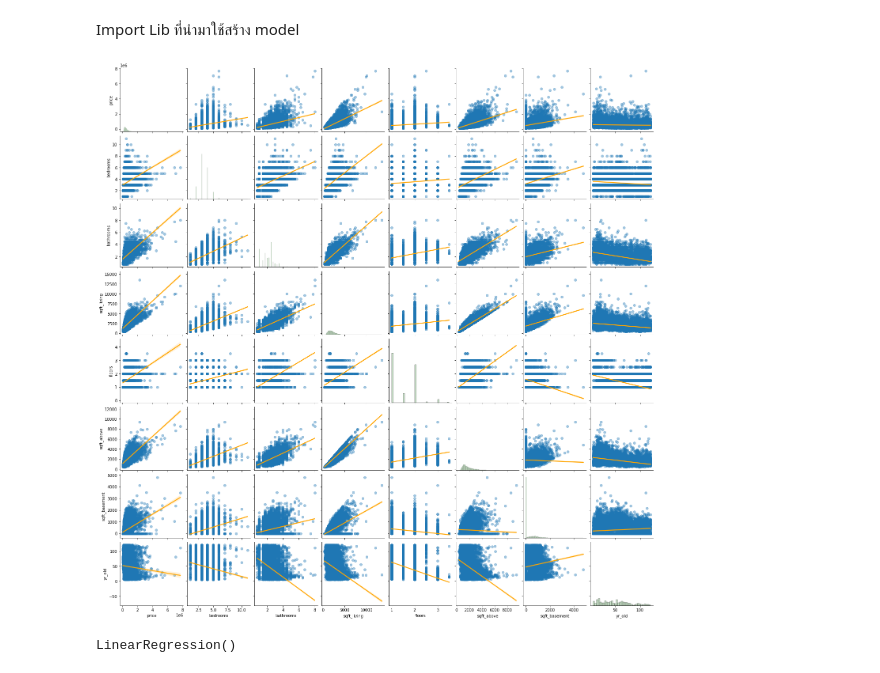
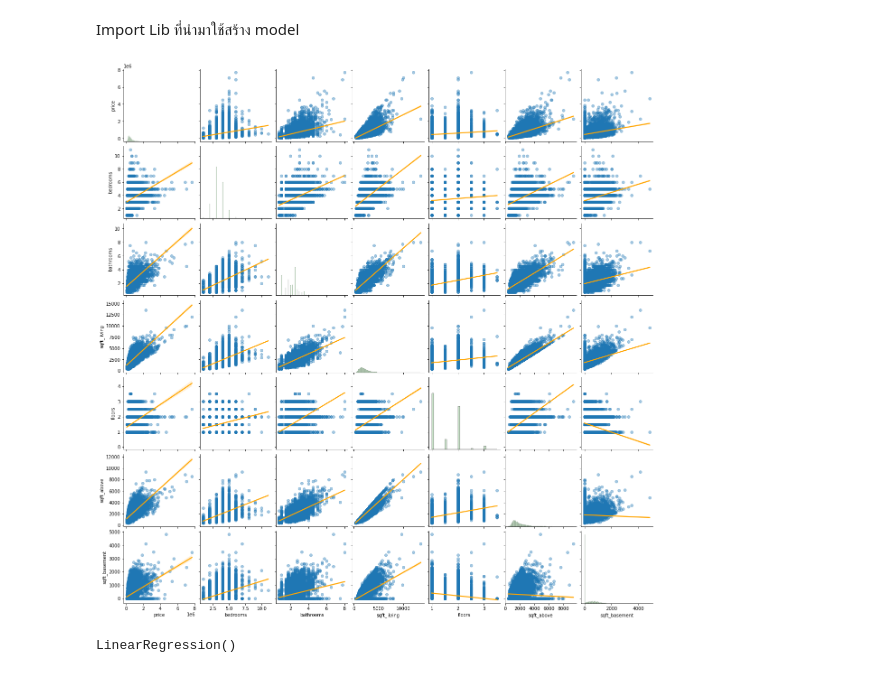
Before and after one commit to GmBeHappy/-Home-price-prediction-using-Linear-regression, a Jupyter notebook: Model_creation.ipynb, the cells around one changed output. Saved outputs shown, nothing was run; the diff lists cells and outputs as text; code cells hidden in the pictures.

```diff
--- a/Model_creation.ipynb
+++ b/Model_creation.ipynb
@@ -19,14 +19,14 @@ y = df['price']
 x_train, x_test, y_train, y_test = train_test_split(X, y, test_size = 0.2, random_state = 42)
 # %%
 #sns.pairplot(df[['price','bedrooms', 'bathrooms', 'sqft_living', 'sqft_lot', 'floors', 'sqft_above', 'sqft_basement', 'yr_built']],
-sns.pairplot(df[['price','bedrooms', 'bathrooms', 'sqft_living', 'floors', 'sqft_above', 'sqft_basement', 'yr_old']],
-#sns.pairplot(df[['price','bedrooms', 'bathrooms', 'sqft_living', 'floors', 'sqft_above', 'sqft_basement']],
+#sns.pairplot(df[['price','bedrooms', 'bathrooms', 'sqft_living', 'floors', 'sqft_above', 'sqft_basement', 'yr_old']],
+sns.pairplot(df[['price','bedrooms', 'bathrooms', 'sqft_living', 'floors', 'sqft_above', 'sqft_basement']],
              kind='reg',
              plot_kws={'scatter_kws': {'alpha': 0.4},
                        'line_kws': {'color': 'orange'}},
              diag_kws={'color': 'green', 'alpha':.2});
 # %% [output]
-[figure, old version]
+[figure, new version]
 # %%
 regr = linear_model.LinearRegression()
 regr.fit(x_train, y_train)
```
Also changed, not shown: parts of 2 cells of this notebook, 5 other files.
